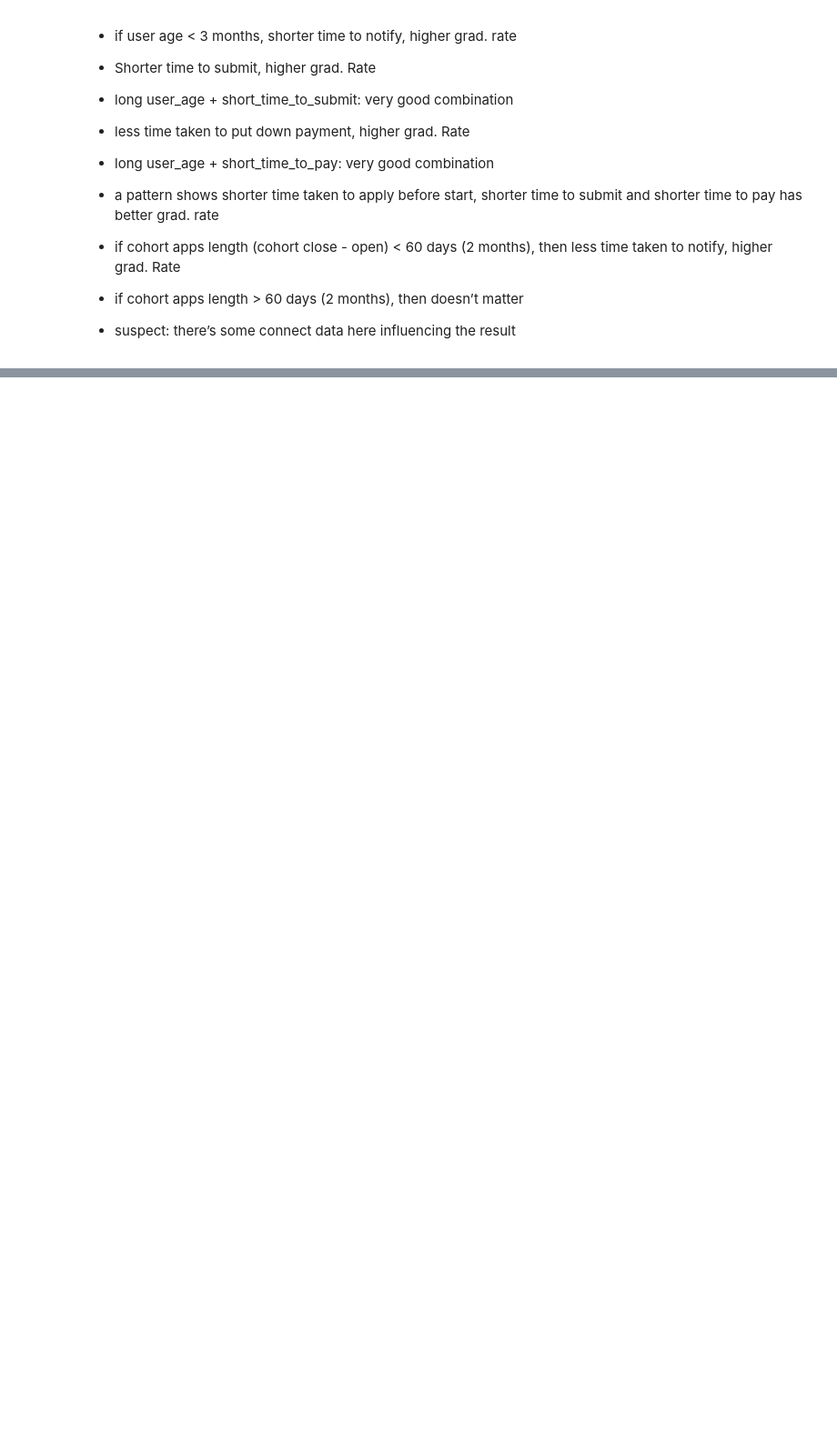
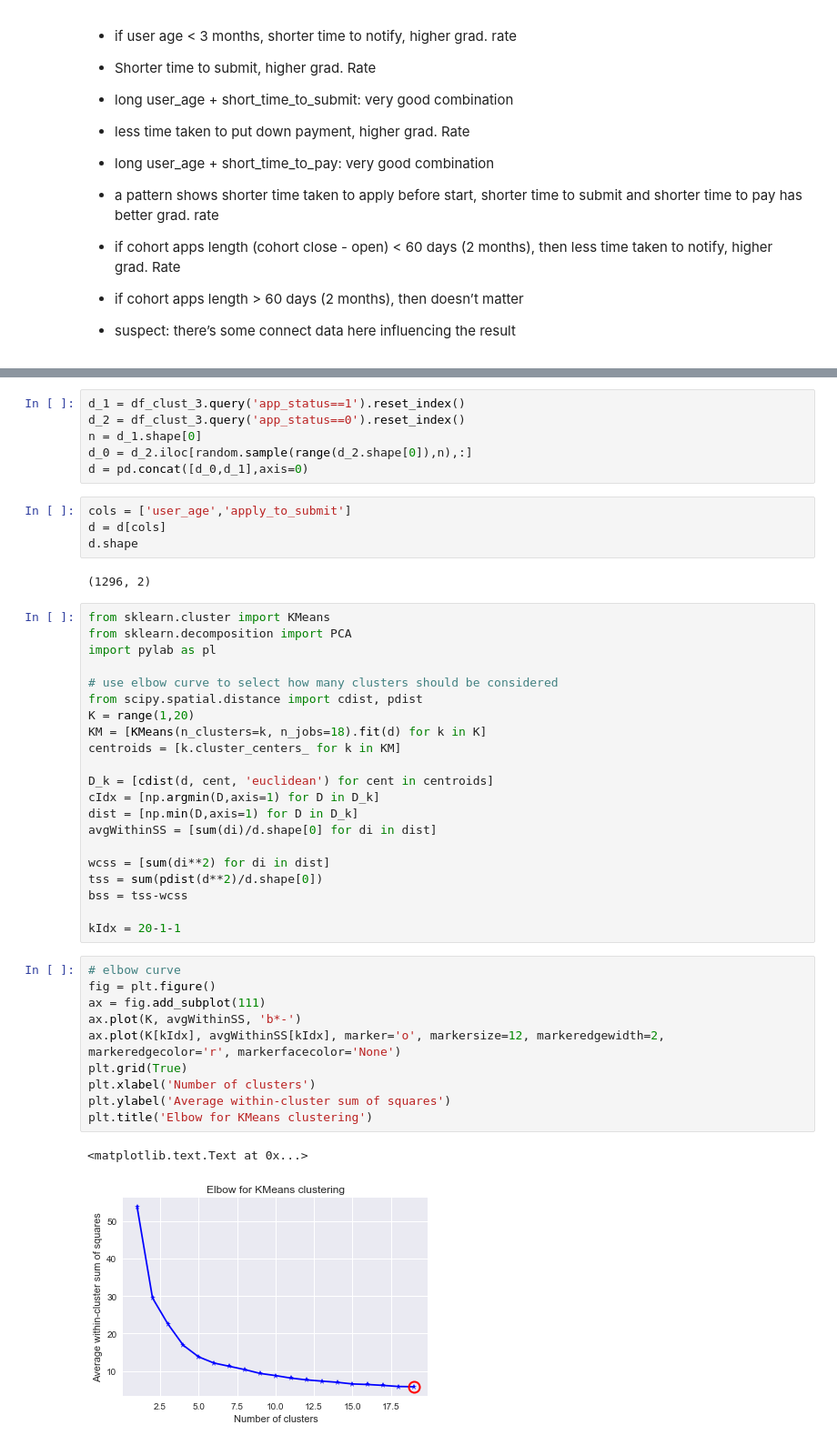
Before and after one commit to yidongli-u/udacity, a Jupyter notebook: successful-student-profile/feature selection 2 with clustering.ipynb, the cells around one changed output, grey strips where cells are left out. Shown: that part at 91% size. Drawn from its saved outputs; the diff is of its cells as text; blank space fills up the shorter version.

```diff
--- a/successful-student-profile/feature selection 2 with clustering.ipynb
+++ b/successful-student-profile/feature selection 2 with clustering.ipynb
@@ -321,0 +397,46 @@ e
+# %%
+d_1 = df_clust_3.query('app_status==1').reset_index()
+d_2 = df_clust_3.query('app_status==0').reset_index()
+n = d_1.shape[0]
+d_0 = d_2.iloc[random.sample(range(d_2.shape[0]),n),:]
+d = pd.concat([d_0,d_1],axis=0)
+# %%
+cols = ['user_age','apply_to_submit']
+d = d[cols]
+d.shape
+# %% [output]
+(1296, 2)
+# %%
+from sklearn.cluster import KMeans
+from sklearn.decomposition import PCA
+import pylab as pl
+
+# use elbow curve to select how many clusters should be considered
+from scipy.spatial.distance import cdist, pdist
+K = range(1,20)
+KM = [KMeans(n_clusters=k, n_jobs=18).fit(d) for k in K]
+centroids = [k.cluster_centers_ for k in KM]
+
+D_k = [cdist(d, cent, 'euclidean') for cent in centroids]
+cIdx = [np.argmin(D,axis=1) for D in D_k]
+dist = [np.min(D,axis=1) for D in D_k]
+avgWithinSS = [sum(di)/d.shape[0] for di in dist]
+
+wcss = [sum(di**2) for di in dist]
+tss = sum(pdist(d**2)/d.shape[0])
+bss = tss-wcss
+
+kIdx = 20-1-1
+# %%
+# elbow curve
+fig = plt.figure()
+ax = fig.add_subplot(111)
+ax.plot(K, avgWithinSS, 'b*-')
+ax.plot(K[kIdx], avgWithinSS[kIdx], marker='o', markersize=12, markeredgewidth=2, markeredgecolor='r', markerfacecolor='None')
+plt.grid(True)
+plt.xlabel('Number of clusters')
+plt.ylabel('Average within-cluster sum of squares')
+plt.title('Elbow for KMeans clustering')
+# %% [output]
+<matplotlib.text.Text at 0x...>
+[figure, added]
```
Also changed, not shown: parts of 41 cells of this notebook.
